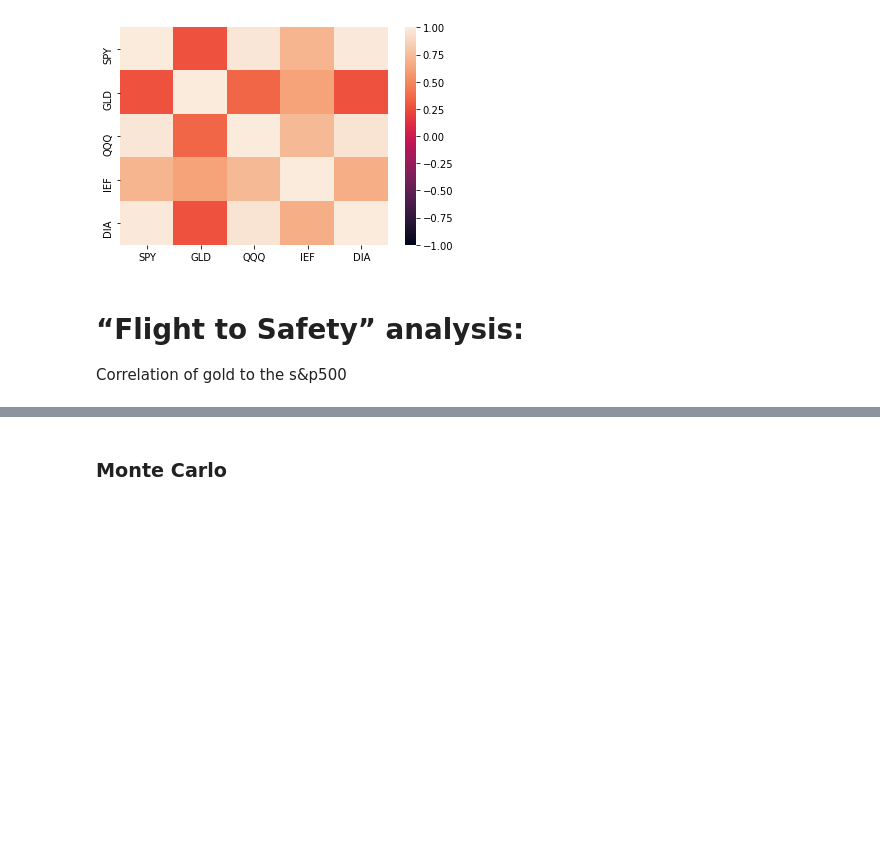
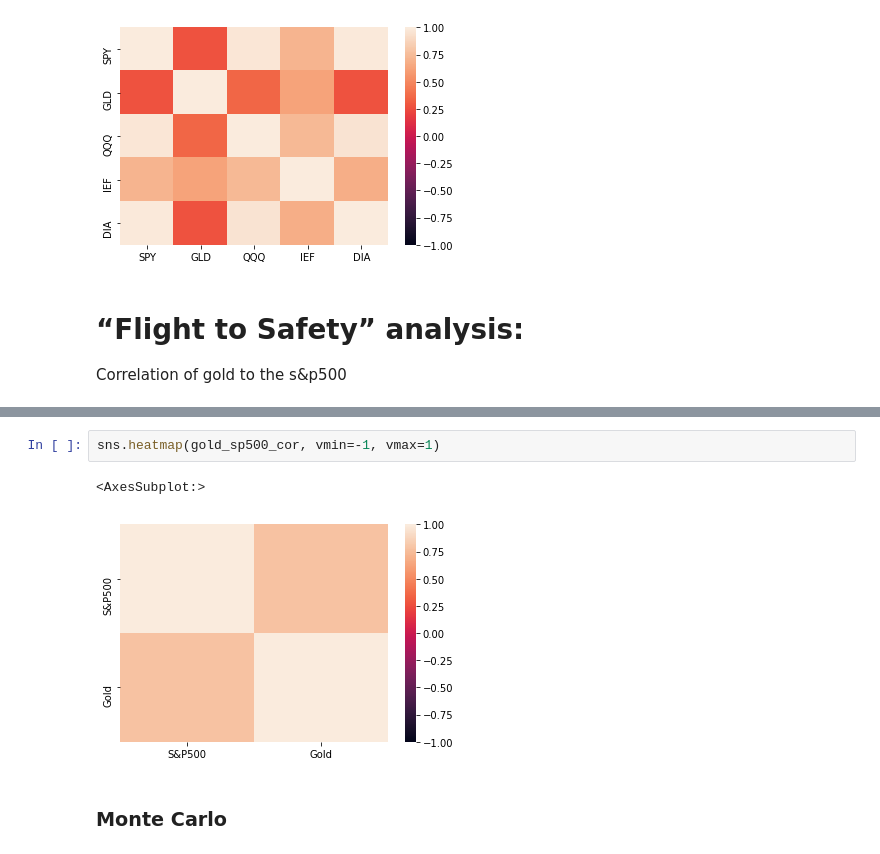
Before and after one commit to Dereksh/GDP-ETFs-and-a-Model-Portfolio, a Jupyter notebook: Main_GDP_vs_Indices.ipynb, the cells around one changed output, grey strips where cells are left out. Drawn from its saved outputs; the diff is of its cells as text; blank space fills up the shorter version.

```diff
--- a/Main_GDP_vs_Indices.ipynb
+++ b/Main_GDP_vs_Indices.ipynb
@@ -196,3 +235,8 @@ Correlation of gold to the s&p500
+# %%
+sns.heatmap(gold_sp500_cor, vmin=-1, vmax=1)
+# %% [output]
+<AxesSubplot:>
+[figure, added]
 # %% [markdown]
 ### Monte Carlo
 # %%
```
Also changed, not shown: parts of 24 cells of this notebook.
